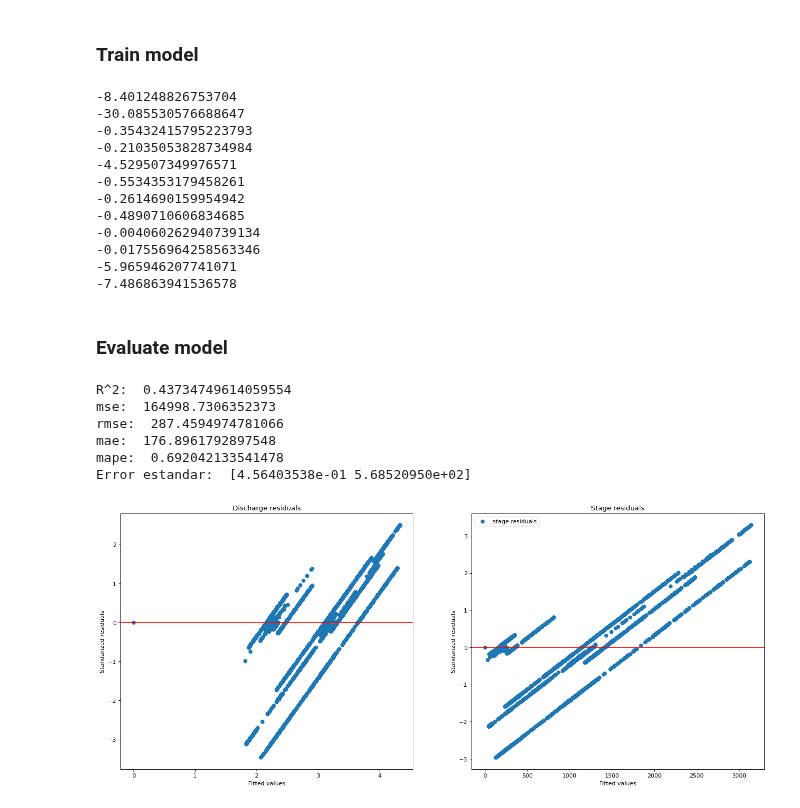
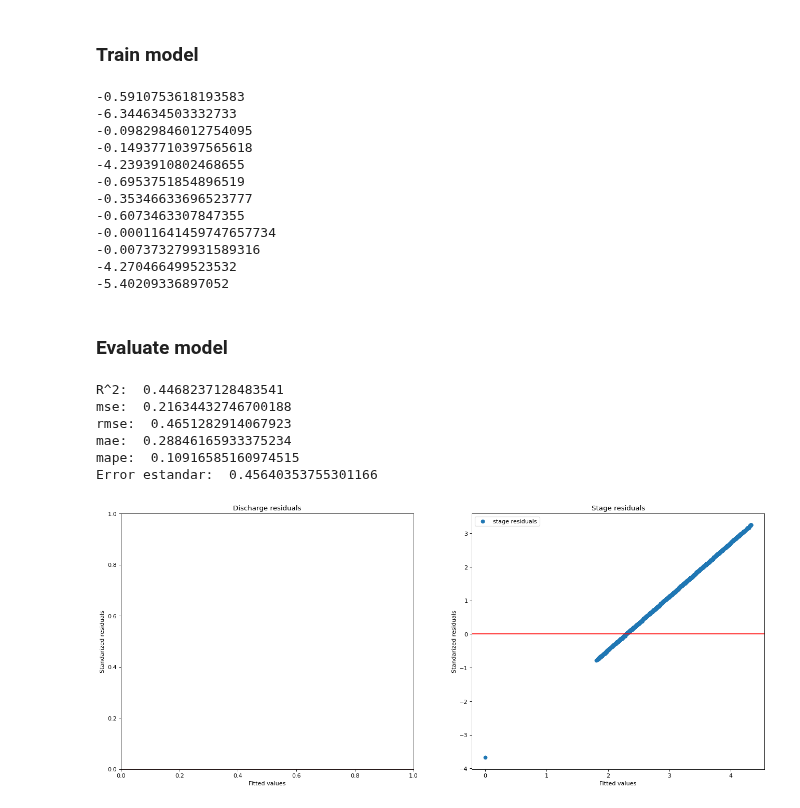
Before and after one commit to andresnowak/Hydrology_AI_project, a Jupyter notebook: models/dummy_model_v1.ipynb, the cells around one changed output. Saved outputs shown, nothing was run; the diff lists cells and outputs as text; code cells hidden in the pictures.

```diff
--- a/models/dummy_model_v1.ipynb
+++ b/models/dummy_model_v1.ipynb
@@ -72,10 +72,10 @@ df_test = df[(df.Year >= 2018) & (df.Year <= 2019)]
 df_train = df_train.drop(columns=["Year", "SensorTime", "CaptureTime"])
 df_test = df_test.drop(columns=["Year", "SensorTime", "CaptureTime"])
 # %%
-y_train = df_train[["Stage", "Discharge"]]
-X_train = df_train.drop(columns=["Stage", "Discharge"])
-y_test = df_test[["Stage", "Discharge"]]
-X_test = df_test.drop(columns=["Stage", "Discharge"])
+y_train = df_train[["Stage"]]
+X_train = df_train.drop(columns=["Stage"])
+y_test = df_test[["Stage"]]
+X_test = df_test.drop(columns=["Stage"])
 # %%
 #X_train, X_test, y_train, y_test = train_test_split(X, y, test_size=0.33, random_state=0)
 # %% [markdown]
@@ -165,17 +166,18 @@ plt.show()
 # %%
 dummy_regr = DummyRegressor(strategy="quantile", quantile=0.4)
 # %%
-predictions = np.array([[0, 0]])
-real_values = np.array([[0, 0]])
+#predictions = np.array([[0, 0]])
+predictions = np.array([0])
+real_values = np.array([[0]])
 # %%
 for i in range(1, 13):
     # select data
     train_month = df_train[df_train["Month"] == i]
-    y_train = train_month[["Stage", "Discharge"]]
-    X_train = train_month.drop(columns=["Stage", "Discharge"])
+    y_train = train_month[["Stage"]].values
+    X_train = train_month.drop(columns=["Stage"])
     test_month = df_test[df_test["Month"] == i]
-    y_test = test_month[["Stage", "Discharge"]]
-    X_test = test_month.drop(columns=["Stage", "Discharge"])
+    y_test = test_month[["Stage"]].values
+    X_test = test_month.drop(columns=["Stage"])
     # train model
 
     dummy_regr.fit(X_train, y_train)
@@ -185,61 +187,61 @@ for i in range(1, 13):
     y_pred = dummy_regr.predict(X_test)
 
     predictions = np.concatenate((predictions, y_pred), axis=0)
-    real_values = np.concatenate((real_values, y_test.values), axis=0)
+    real_values = np.concatenate((real_values, y_test), axis=0)
 # %% [output]
--8.401248826753704
--30.085530576688647
--0.35432415795223793
--0.21035053828734984
--4.529507349976571
--0.5534353179458261
--0.2614690159954942
--0.4890710606834685
--0.004060262940739134
--0.017556964258563346
--5.965946207741071
--7.486863941536578
+-0.5910753618193583
+-6.344634503332733
+-0.09829846012754095
+-0.14937710397565618
+-4.2393910802468655
+-0.6953751854896519
+-0.35346633696523777
+-0.6073463307847355
+-0.00011641459747657734
+-0.007373279931589316
+-4.270466499523532
+-5.40209336897052
 # %% [markdown]
 ### Evaluate model
 # %%
 evaluation_of_model(real_values, predictions)
 # %% [output]
-R^2:  0.43734749614059554
-mse:  164998.7306352373
-rmse:  287.4594974781066
-mae:  176.8961792897548
-mape:  0.692042133541478
-Error estandar:  [4.56403538e-01 5.68520950e+02]
+R^2:  0.4468237128483541
+mse:  0.21634432746700188
+rmse:  0.4651282914067923
+mae:  0.28846165933375234
+mape:  0.10916585160974515
+Error estandar:  0.45640353755301166
 # %%
 residuals = real_values - predictions
 residuals_std = residuals/residuals.std()
 
 y_real_stage = np.array([i[-1] for i in real_values])
 residual_stage = np.array([i[-1] for i in residuals])
 
-y_real_discharge = np.array([i[0] for i in real_values])
-residual_discharge = np.array([i[0] for i in residuals])
+#y_real_discharge = np.array([i[0] for i in real_values])
+#residual_discharge = np.array([i[0] for i in residuals])
 
 
 figure, ax = plt.subplots(ncols=2, figsize=(20, 8), dpi=80)
 
 ax[1].scatter(y_real_stage, residual_stage / residual_stage.std(), label="stage residuals")
-ax[0].scatter(y_real_discharge, residual_discharge / residual_discharge.std(), label="discharge residuals")
+#ax[0].scatter(y_real_discharge, residual_discharge / residual_discharge.std(), label="discharge residuals")
 ax[1].axhline(y=0.0, color='r', linestyle='-')
 ax[0].axhline(y=0.0, color='r', linestyle='-')
 
 ax[1].set_title("Stage residuals")
 ax[0].set_title("Discharge residuals")
 
 ax[1].set_xlabel("Fitted values")
 ax[0].set_xlabel("Fitted values")
 ax[1].set_ylabel("Standarized residuals")
 ax[0].set_ylabel("Standarized residuals")
 
 plt.legend()
 plt.show()
 # %% [output]
-[figure, old version]
+[figure, new version]
 # %%
 plt.hist(residual_stage / residual_stage.std(), density=True, bins = 60)
 plt.ylabel('Count')
```
Also changed, not shown: parts of 6 cells of this notebook.
